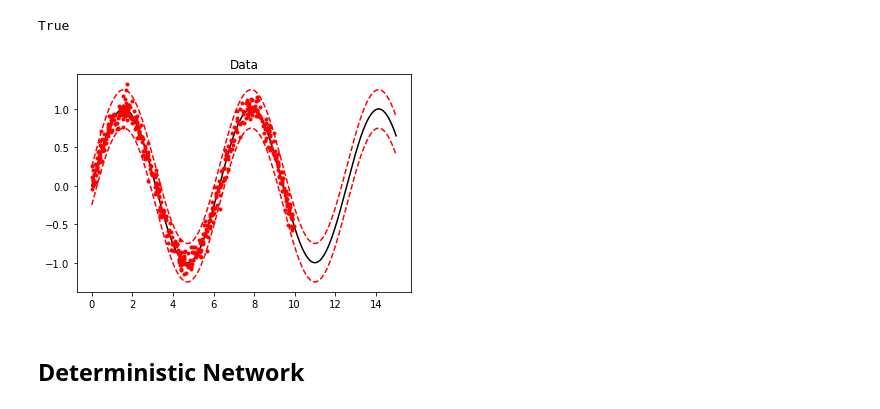
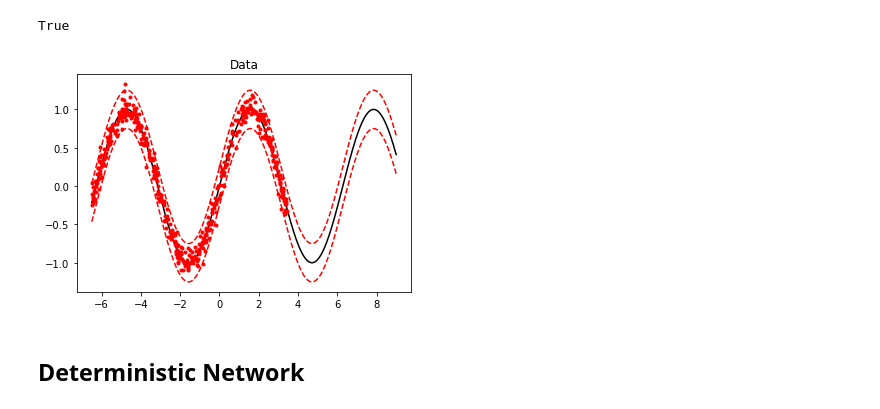
Before and after one commit to DIG-Kaust/MLgeoscience, a Jupyter notebook: labs/notebooks/LearningFunction/LearningFunction.ipynb, the cells around one changed output. Saved outputs shown, nothing was run; the diff lists cells and outputs as text; code cells hidden in the pictures.

```diff
--- a/labs/notebooks/LearningFunction/LearningFunction.ipynb
+++ b/labs/notebooks/LearningFunction/LearningFunction.ipynb
@@ -54,23 +56,23 @@ True
 # %%
 ntrain = 64*8
 ntest = 1000
 sigma = 0.1 # noise standard deviation
 
-xtrain = torch.rand(ntrain) * 10
-xtest = torch.linspace(0, 15, ntest)
+xtrain = torch.rand(ntrain) * 10 - 6.5
+xtest = torch.linspace(-6.5, 9., ntest)
 ε = sigma * torch.randn(xtrain.shape[0])
 
 ytrain = torch.sin(xtrain) + ε
 ytest = torch.sin(xtest)
 
 plt.figure()
 plt.plot(xtest, ytest, 'k')
 plt.plot(xtrain, ytrain, '.r')
 plt.plot(xtest, ytest+2.5*sigma, '--r')
 plt.plot(xtest, ytest-2.5*sigma, '--r')
 plt.title('Data');
 # %% [output]
-[figure, old version]
+[figure, new version]
 # %%
 train_dataset = TensorDataset(xtrain, ytrain)
 train_loader = DataLoader(train_dataset, batch_size=64, shuffle=True)
```
Also changed, not shown: parts of 16 cells of this notebook.
